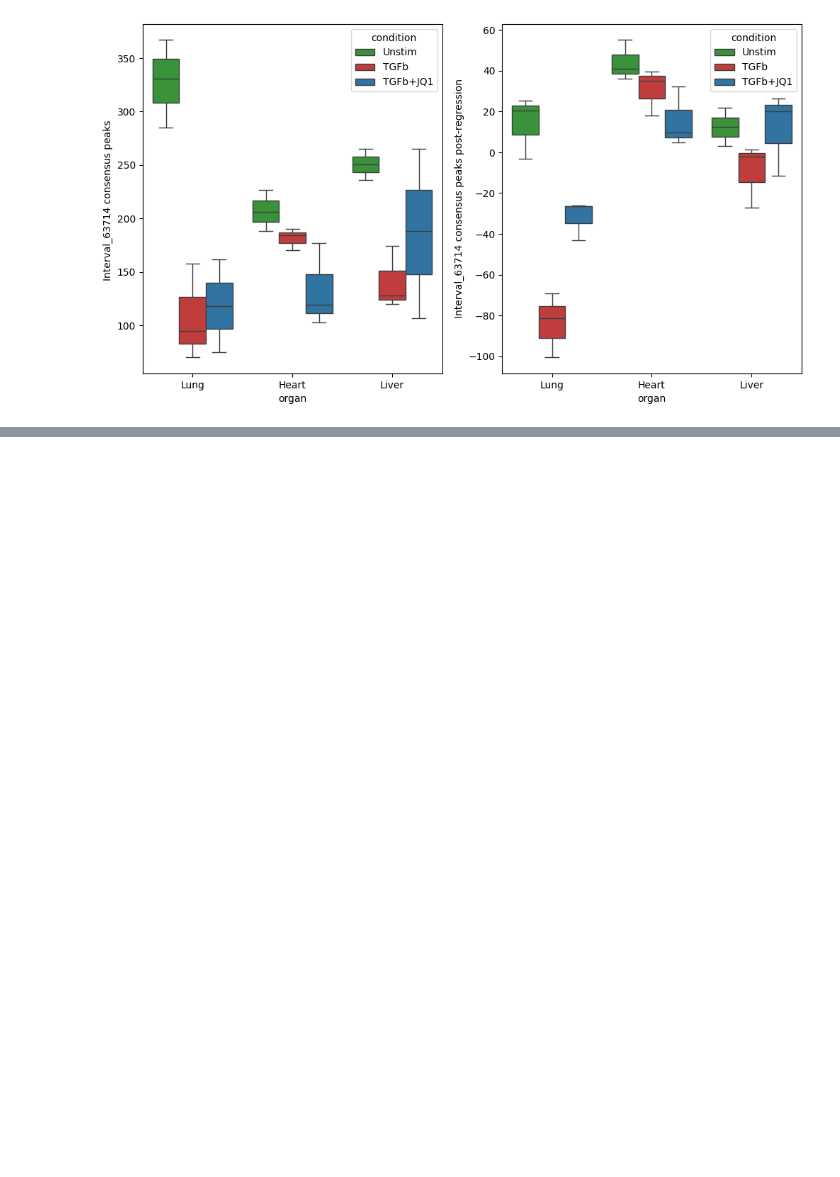
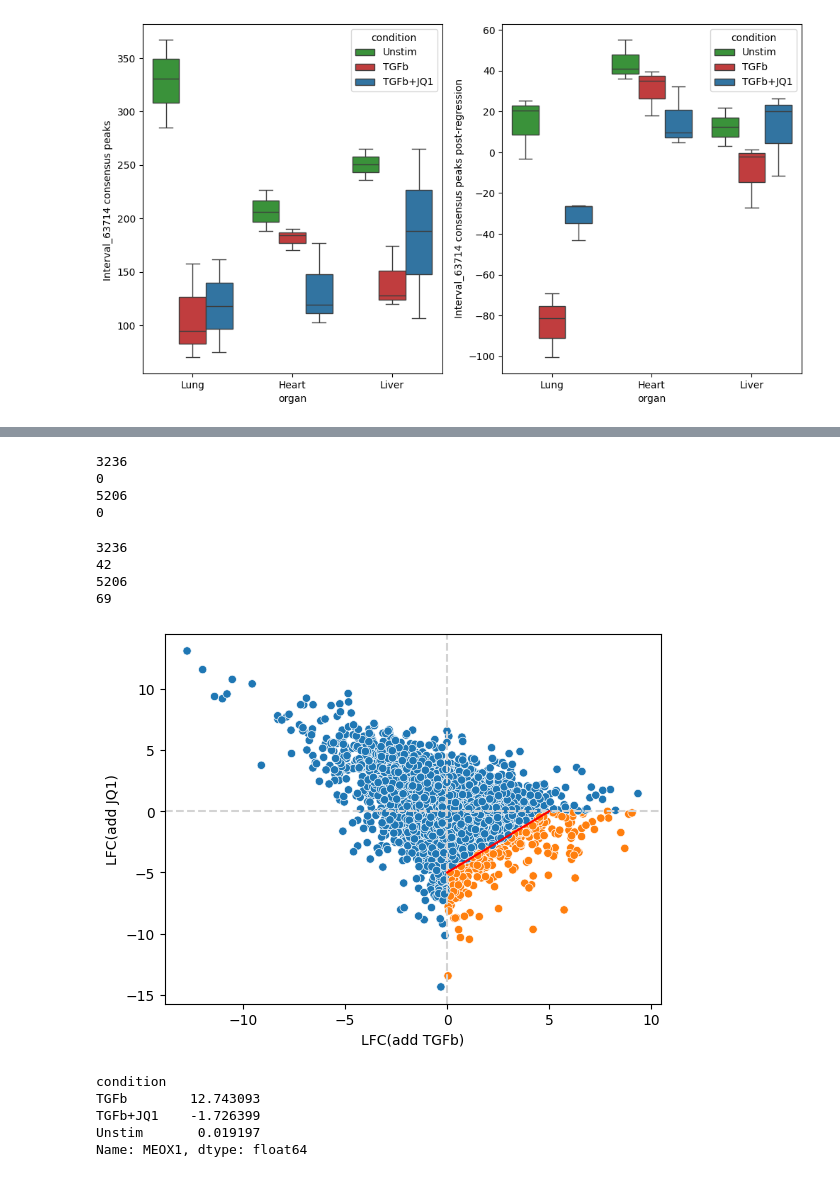
Before and after one commit to pawelab/OrganConditionalFibrosis, a Jupyter notebook: find_genes_peaks.ipynb, the cells around one changed output, grey strips where cells are left out. Saved outputs shown, nothing was run; the diff lists cells and outputs as text; code cells hidden in the pictures; blank space fills up the shorter version.

```diff
--- a/find_genes_peaks.ipynb
+++ b/find_genes_peaks.ipynb
@@ -133,0 +156,16 @@ plt.show()
+# %%
+def calc_condition_gene_averages(adata: ad.AnnData, organ: str, layer: str = None) -> pd.DataFrame:
+  organ_adata = adata[adata.obs['organ'] == organ, :]
+  organ_df = organ_adata.to_df(layer = layer)
+  organ_df['condition'] = organ_adata.obs['condition']
+  condition_avg_df = organ_df.groupby('condition', observed = False).aggregate('mean').T  # Average across replicates
+  condition_avg_df['gene'] = organ_adata.var['gene']
+  return condition_avg_df.groupby('gene', observed = False).aggregate('sum')  # Sum across gene variants
+# %%
+def calc_lfc(organ_df: pd.DataFrame) -> pd.DataFrame:
+  """Uses log fold change to determine which genes are up- and down-regulated in each condition"""
+  lfc_df = pd.DataFrame({
+    'up': np.log2(organ_df['TGFb'] / organ_df['Unstim']),
+    'down': np.log2(organ_df['TGFb+JQ1'] / organ_df['TGFb'])
+  })
+  return lfc_df
@@ -133,0 +198,3 @@ plt.show()
+# %%
+heart_rna_postreg_df = calc_condition_gene_averages(rna_adata, "Heart", layer = "post-regression")
+heart_rna_postreg_df.head()
@@ -133,0 +209,40 @@ plt.show()
+# %%
+print(len(find_organ_genes(heart_rna_postreg_df)))
+print(len(find_organ_genes(heart_rna_postreg_df, up_by=10)))
+print(len(find_organ_genes(heart_rna_postreg_df, down_by=5)))
+print(len(find_organ_genes(heart_rna_postreg_df, up_by=10, down_by=5)))
+# %% [output]
+3236
+0
+5206
+0
+# %%
+print(len(find_organ_genes(heart_rna_postreg_df)))
+print(len(find_organ_genes(heart_rna_postreg_df, up_by=5)))
+print(len(find_organ_genes(heart_rna_postreg_df, down_by=5)))
+print(len(find_organ_genes(heart_rna_postreg_df, up_by=5, down_by=5)))
+# %% [output]
+3236
+42
+5206
+69
+# %%
+heart_lfc_df = calc_lfc(heart_rna_postreg_df)
+# %%
+sns.scatterplot(heart_lfc_df, x = 'up', y = 'down', hue = (heart_lfc_df['up'] > 0) & (heart_lfc_df['down'] < 0) & (heart_lfc_df['up'] + np.abs(heart_lfc_df['down']) > 5), legend = None)
+plt.xlabel("LFC(add TGFb)")
+plt.ylabel("LFC(add JQ1)")
+plt.axhline(0, linestyle='--', color = "lightgray")
+plt.axvline(0, linestyle='--', color = "lightgray")
+plt.plot((5, 0), (0, -5), color = "red")
+plt.show()
+# %% [output]
+[figure, added]
+# %%
+heart_rna_postreg_df.loc['MEOX1']
+# %% [output]
+condition
+TGFb        12.743093
+TGFb+JQ1    -1.726399
+Unstim       0.019197
+Name: MEOX1, dtype: float64
```
Also changed, not shown: parts of 21 cells of this notebook.
